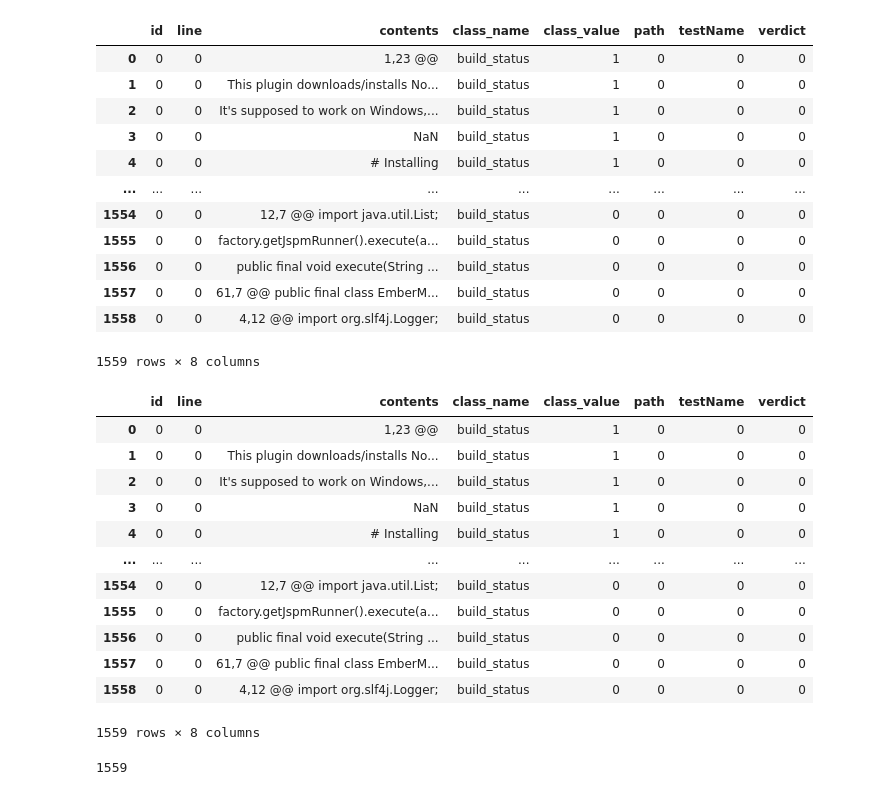
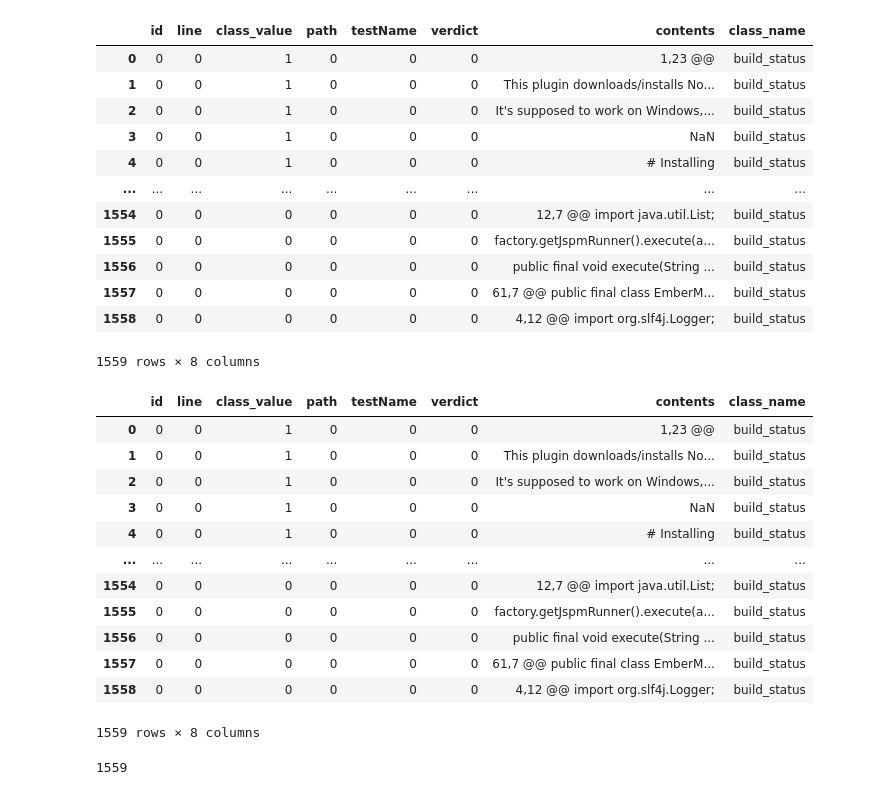
Before and after one commit to uisrarCSE20/noisehandling, a Jupyter notebook: Noise/Attribute Noise.ipynb, the cells around one changed output. Drawn from its saved outputs; the diff is of its cells as text; code cells hidden in the pictures.

```diff
--- a/Noise/Attribute Noise.ipynb
+++ b/Noise/Attribute Noise.ipynb
@@ -4,41 +4,41 @@ import time
 import numpy as np
 # %%
 # Complete Dataset
-curated_bow = pd.read_csv('code_test_no_noise.csv', sep=',')
+curated_bow = pd.read_csv('class_noise_cleaned.csv', sep=',')
 curated_bow.dropna()
 curated_bow.columns = [col.strip() for col in curated_bow.columns]
 curated_bow
 # %% [output]
-|  | id | line | contents | class_name | class_value | path | testName | verdict |
-| 0 | 0 | 0 | 1,23 @@ | build_status | 1 | 0 | 0 | 0 |
-| 1 | 0 | 0 | This plugin downloads/installs No... | build_status | 1 | 0 | 0 | 0 |
-| 2 | 0 | 0 | It's supposed to work on Windows,... | build_status | 1 | 0 | 0 | 0 |
-| 3 | 0 | 0 | NaN | build_status | 1 | 0 | 0 | 0 |
-| 4 | 0 | 0 | # Installing | build_status | 1 | 0 | 0 | 0 |
+|  | id | line | class_value | path | testName | verdict | contents | class_name |
+| 0 | 0 | 0 | 1 | 0 | 0 | 0 | 1,23 @@ | build_status |
+| 1 | 0 | 0 | 1 | 0 | 0 | 0 | This plugin downloads/installs No... | build_status |
+| 2 | 0 | 0 | 1 | 0 | 0 | 0 | It's supposed to work on Windows,... | build_status |
+| 3 | 0 | 0 | 1 | 0 | 0 | 0 | NaN | build_status |
+| 4 | 0 | 0 | 1 | 0 | 0 | 0 | # Installing | build_status |
 | ... | ... | ... | ... | ... | ... | ... | ... | ... |
-| 1554 | 0 | 0 | 12,7 @@ import java.util.List; | build_status | 0 | 0 | 0 | 0 |
-| 1555 | 0 | 0 | factory.getJspmRunner().execute(a... | build_status | 0 | 0 | 0 | 0 |
-| 1556 | 0 | 0 | public final void execute(String ... | build_status | 0 | 0 | 0 | 0 |
-| 1557 | 0 | 0 | 61,7 @@ public final class EmberM... | build_status | 0 | 0 | 0 | 0 |
-| 1558 | 0 | 0 | 4,12 @@ import org.slf4j.Logger; | build_status | 0 | 0 | 0 | 0 |
+| 1554 | 0 | 0 | 0 | 0 | 0 | 0 | 12,7 @@ import java.util.List; | build_status |
+| 1555 | 0 | 0 | 0 | 0 | 0 | 0 | factory.getJspmRunner().execute(a... | build_status |
+| 1556 | 0 | 0 | 0 | 0 | 0 | 0 | public final void execute(String ... | build_status |
+| 1557 | 0 | 0 | 0 | 0 | 0 | 0 | 61,7 @@ public final class EmberM... | build_status |
+| 1558 | 0 | 0 | 0 | 0 | 0 | 0 | 4,12 @@ import org.slf4j.Logger; | build_status |
 1559 rows × 8 columns
 # %%
 # Duplicate Columns Removed
 curated_bow = curated_bow.loc[:,~curated_bow.columns.duplicated()].copy()
 curated_bow
 # %% [output]
-|  | id | line | contents | class_name | class_value | path | testName | verdict |
-| 0 | 0 | 0 | 1,23 @@ | build_status | 1 | 0 | 0 | 0 |
-| 1 | 0 | 0 | This plugin downloads/installs No... | build_status | 1 | 0 | 0 | 0 |
-| 2 | 0 | 0 | It's supposed to work on Windows,... | build_status | 1 | 0 | 0 | 0 |
-| 3 | 0 | 0 | NaN | build_status | 1 | 0 | 0 | 0 |
-| 4 | 0 | 0 | # Installing | build_status | 1 | 0 | 0 | 0 |
+|  | id | line | class_value | path | testName | verdict | contents | class_name |
+| 0 | 0 | 0 | 1 | 0 | 0 | 0 | 1,23 @@ | build_status |
+| 1 | 0 | 0 | 1 | 0 | 0 | 0 | This plugin downloads/installs No... | build_status |
+| 2 | 0 | 0 | 1 | 0 | 0 | 0 | It's supposed to work on Windows,... | build_status |
+| 3 | 0 | 0 | 1 | 0 | 0 | 0 | NaN | build_status |
+| 4 | 0 | 0 | 1 | 0 | 0 | 0 | # Installing | build_status |
 | ... | ... | ... | ... | ... | ... | ... | ... | ... |
-| 1554 | 0 | 0 | 12,7 @@ import java.util.List; | build_status | 0 | 0 | 0 | 0 |
-| 1555 | 0 | 0 | factory.getJspmRunner().execute(a... | build_status | 0 | 0 | 0 | 0 |
-| 1556 | 0 | 0 | public final void execute(String ... | build_status | 0 | 0 | 0 | 0 |
-| 1557 | 0 | 0 | 61,7 @@ public final class EmberM... | build_status | 0 | 0 | 0 | 0 |
-| 1558 | 0 | 0 | 4,12 @@ import org.slf4j.Logger; | build_status | 0 | 0 | 0 | 0 |
+| 1554 | 0 | 0 | 0 | 0 | 0 | 0 | 12,7 @@ import java.util.List; | build_status |
+| 1555 | 0 | 0 | 0 | 0 | 0 | 0 | factory.getJspmRunner().execute(a... | build_status |
+| 1556 | 0 | 0 | 0 | 0 | 0 | 0 | public final void execute(String ... | build_status |
+| 1557 | 0 | 0 | 0 | 0 | 0 | 0 | 61,7 @@ public final class EmberM... | build_status |
+| 1558 | 0 | 0 | 0 | 0 | 0 | 0 | 4,12 @@ import org.slf4j.Logger; | build_status |
 1559 rows × 8 columns
 # %%
 partitions_ = 1
```
Also changed, not shown: parts of 6 cells of this notebook, 8 other files.
